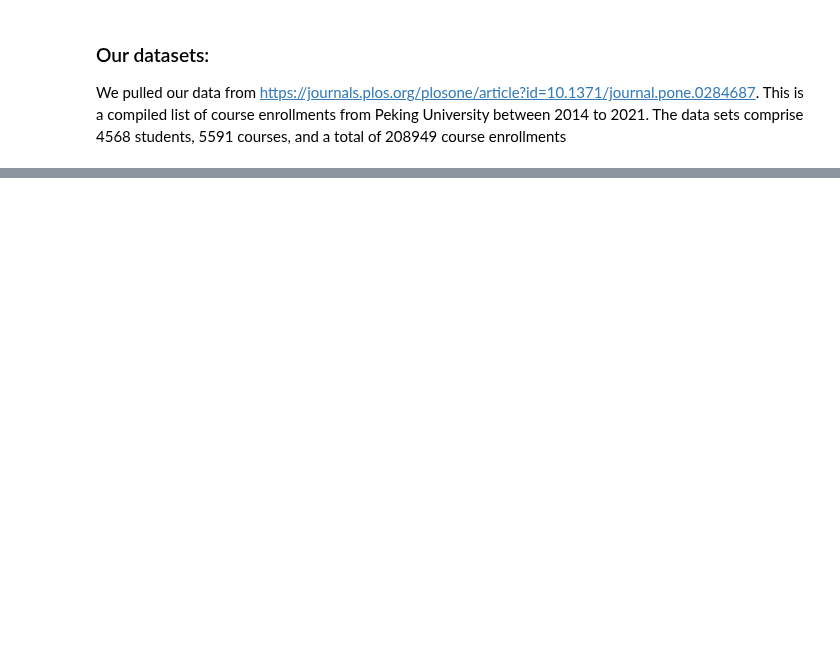
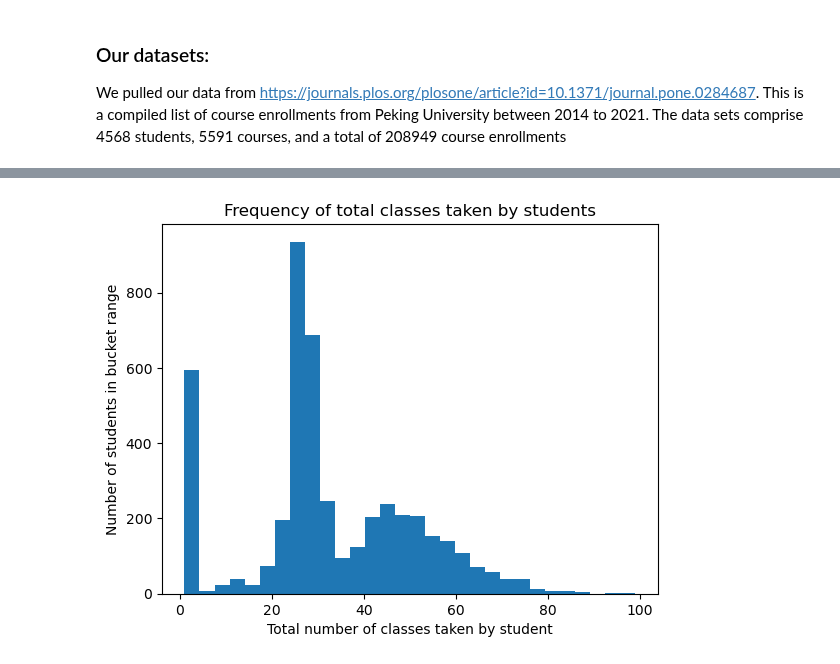
Before and after one commit to jahoon1998/CU-Boulder-CSCI-5502-Data-Mining, a Jupyter notebook: final_project.ipynb, the cells around one changed output, grey strips where cells are left out. Saved outputs shown, nothing was run; the diff lists cells and outputs as text; code cells hidden in the pictures; blank space fills up the shorter version.

```diff
--- a/final_project.ipynb
+++ b/final_project.ipynb
@@ -39,0 +93,4 @@ display(career_data.head(5))
+# %%
+career_data_clean = career_data.dropna()
+career_student_data = pd.merge(career_data_clean, student_data, 'inner', 'StudentId')
+display(career_student_data.head(5))
@@ -39,0 +112,9 @@ display(career_data.head(5))
+# %%
+temp_matrix_def_not_jumping_ahead = career_student_data.pivot_table(index="StudentId", columns="CourseId", values="Score")
+plt.hist(temp_matrix_def_not_jumping_ahead.count(axis=1), bins=30)
+plt.title("Frequency of total classes taken by students")
+plt.xlabel("Total number of classes taken by student")
+plt.ylabel("Number of students in bucket range")
+del(temp_matrix_def_not_jumping_ahead)
+# %% [output]
+[figure, added]
```
Also changed, not shown: parts of 15 cells of this notebook, 3 other files.
